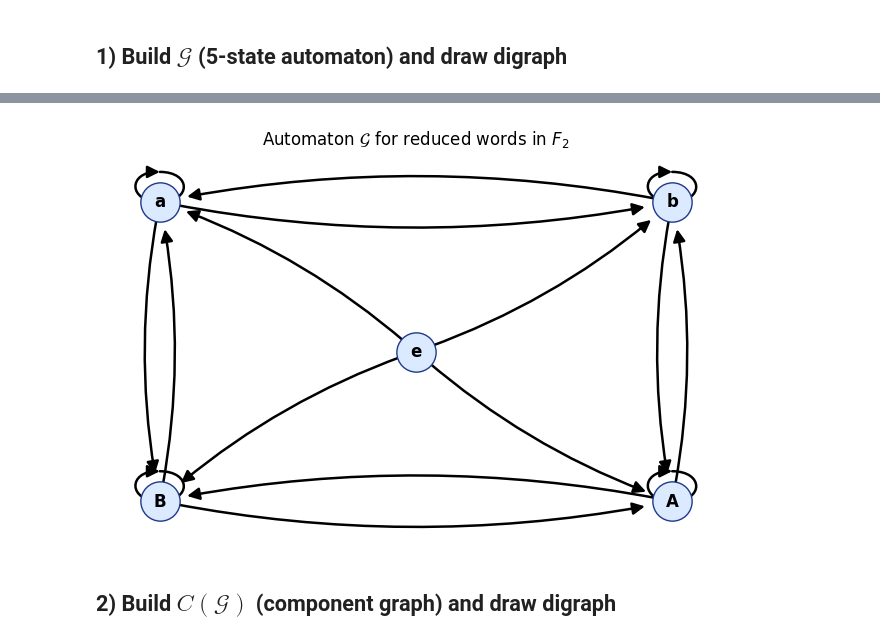
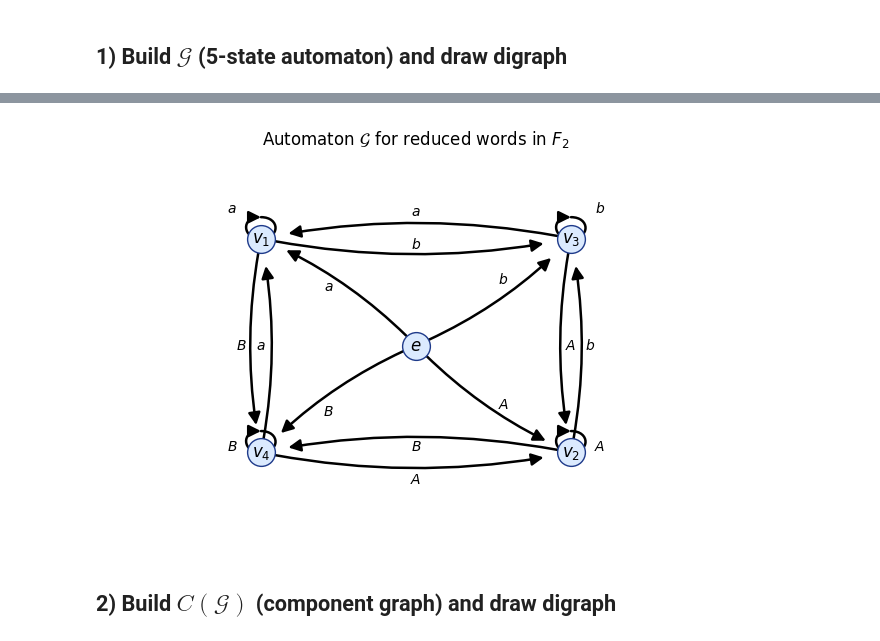
Before and after one commit to DothWalrus/automaton_of_F_2, a Jupyter notebook: automatic_structure_F2/automatic_structure_F2.ipynb, the cells around one changed output, grey strips where cells are left out. Drawn from its saved outputs; the diff is of its cells as text; code cells hidden in the pictures.

```diff
--- a/automatic_structure_F2/automatic_structure_F2.ipynb
+++ b/automatic_structure_F2/automatic_structure_F2.ipynb
@@ -52,24 +67,75 @@ M shape: (5, 5)
  [0 1 1 1 0]
  [0 1 1 0 1]]
 # %%
-# Manual layout so the same geometry appears each run.
+# --- Block 1: Fixed layout for deterministic figure geometry ---
 pos = {
     'e': (2.0, 0.0),
-    'a': (1.2, 1.0),
-    'A': (2.8, -1.0),
-    'b': (2.8, 1.0),
-    'B': (1.2, -1.0),
+    'v_1': (1.2, 1.0),
+    'v_2': (2.8, -1.0),
+    'v_3': (2.8, 1.0),
+    'v_4': (1.2, -1.0),
 }
 
+# --- Block 2: Draw automaton and generator labels ---
 plt.figure()
-nx.draw_networkx_nodes(G, pos, node_color='#dbeafe', edgecolors='#1e3a8a', node_size=800)
-nx.draw_networkx_labels(G, pos, font_weight='bold')
-nx.draw_networkx_edges(G, pos, arrows=True, arrowstyle='-|>', arrowsize=18, width=1.8, min_source_margin=10, min_target_margin=20, connectionstyle='arc3,rad=0.10')
+nx.draw_networkx_nodes(G, pos, node_color='#dbeafe', edgecolors='#1e3a8a', node_size=400)
+node_labels = {'e': r'$e$', 'v_1': r'$v_1$', 'v_2': r'$v_2$', 'v_3': r'$v_3$', 'v_4': r'$v_4$'}
+nx.draw_networkx_labels(G, pos, labels=node_labels, font_weight='bold')
+# Draw non-loop edges and self-loops separately.
+non_loop_edges = [(u, v) for (u, v) in G.edges() if u != v]
+loop_edges = [(u, v) for (u, v) in G.edges() if u == v]
+
+nx.draw_networkx_edges(
+    G, pos, edgelist=non_loop_edges,
+    arrows=True, arrowstyle='-|>', arrowsize=18, width=1.8,
+    min_source_margin=10, min_target_margin=20,
+    connectionstyle='arc3,rad=0.10'
+)
+
+# Longer self-loops.
+nx.draw_networkx_edges(
+    G, pos, edgelist=loop_edges,
+    arrows=True, arrowstyle='-|>', arrowsize=18, width=1.8,
+    min_source_margin=10, min_target_margin=20,
+    connectionstyle='arc3,rad=0.70'
+)
+
+
+# Explicit labels for all directed non-loop edges.
+manual_edge_labels = {
+    ('e', 'v_1'): (1.55, 0.55, r'$a$'),
+    ('e', 'v_2'): (2.45, -0.55, r'$A$'),
+    ('e', 'v_3'): (2.45, 0.62, r'$b$'),
+    ('e', 'v_4'): (1.55, -0.62, r'$B$'),
+
+    ('v_1', 'v_1'): (1.05, 1.28, r'$a$'),
+    ('v_1', 'v_3'): (2.00, 0.95, r'$b$'),
+    ('v_1', 'v_4'): (1.1, 0.00, r'$B$'),
+
+    ('v_2', 'v_2'): (2.95, -0.95, r'$A$'),
+    ('v_2', 'v_3'): (2.90, 0.00, r'$b$'),
+    ('v_2', 'v_4'): (2.00, -0.95, r'$B$'),
+
+    ('v_3', 'v_1'): (2.00, 1.25, r'$a$'),
+    ('v_3', 'v_2'): (2.8, -0.00, r'$A$'),
+    ('v_3', 'v_3'): (2.95, 1.28, r'$b$'),
+
+    ('v_4', 'v_1'): (1.2, 0.00, r'$a$'),
+    ('v_4', 'v_2'): (2.00, -1.25, r'$A$'),
+    ('v_4', 'v_4'): (1.05, -0.95, r'$B$'),
+}
+
+for (u, v), (x, y, lbl) in manual_edge_labels.items():
+    if G.has_edge(u, v):
+        plt.text(x, y, lbl, fontsize=10, ha='center', va='center')
+
 plt.title(r'Automaton $\mathcal{G}$ for reduced words in $F_2$')
+plt.xlim(0.4, 3.6)
+plt.ylim(-1.8, 1.8)
 plt.axis('off')
 plt.show()
 # %% [output]
-[figure, old version]
+[figure, new version]
 # %% [markdown]
 ## 2) Build $C(\mathcal G)$ (component graph) and draw digraph
 # %%
```
Also changed, not shown: parts of 14 cells of this notebook.
